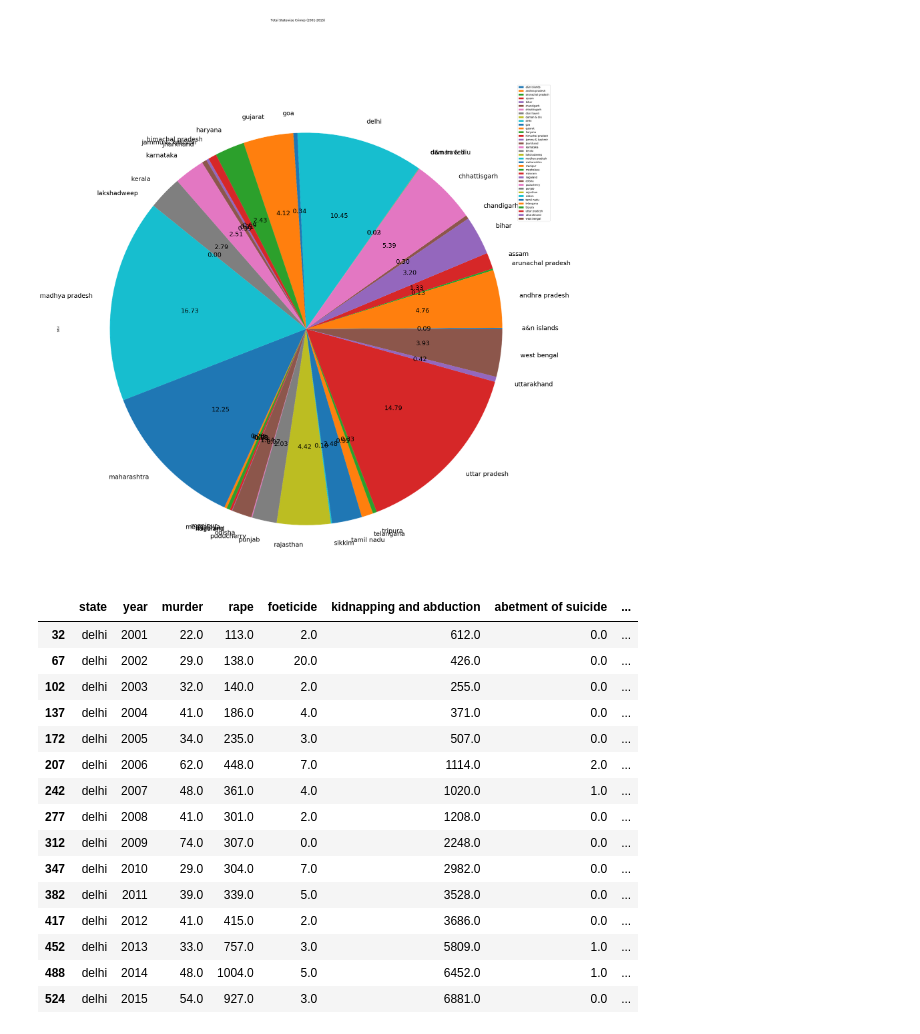
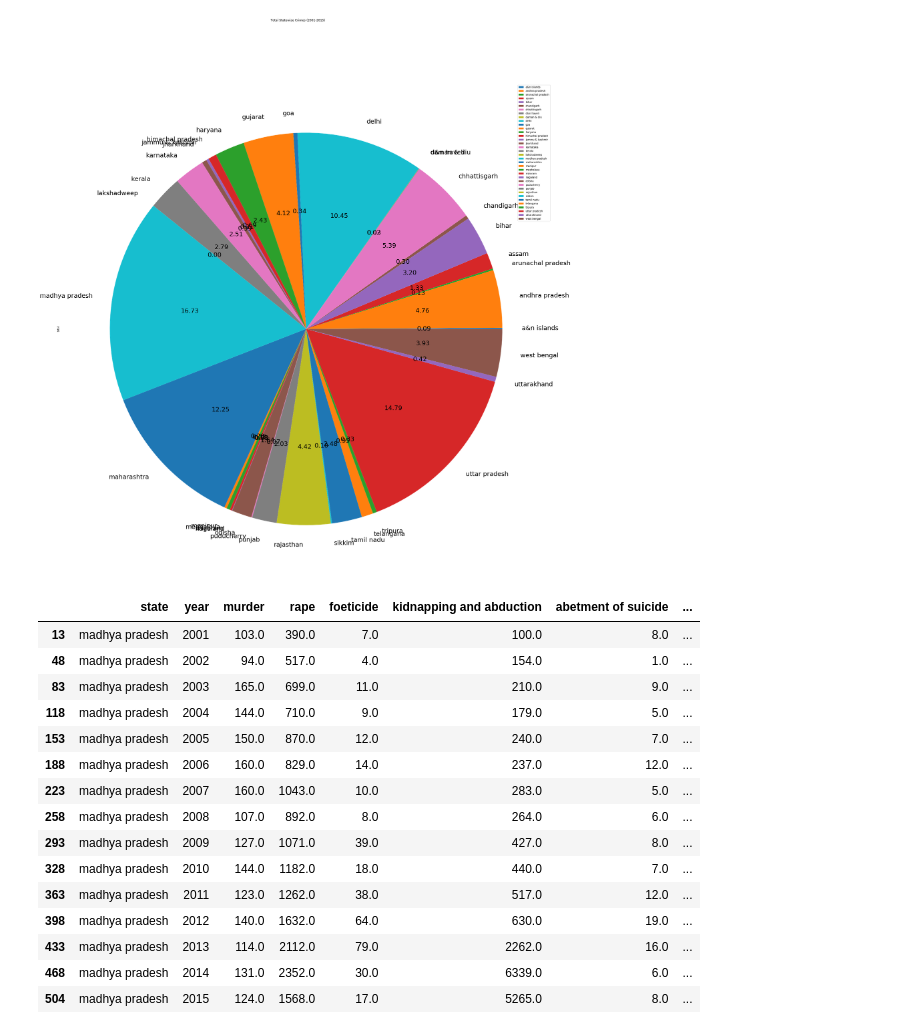
Before and after one commit to rynaa/crime-analysis-report-1, a Jupyter notebook: data_aggregation.ipynb, the cells around one changed output. Saved outputs shown, nothing was run; the diff lists cells and outputs as text; code cells hidden in the pictures.

```diff
--- a/data_aggregation.ipynb
+++ b/data_aggregation.ipynb
@@ -4,11 +48,4 @@ import pandas as pd
 # %%
-## Removes TOTAL from records
-
-path = './dataset/DM_Dataset-T12.csv'
-csv_reader = csv.reader(open(path, 'r'))
-all_records = []
-header = []
-
 for idx,record in enumerate(csv_reader):
     if idx == 0:
         header = [data.lower() for data in record]
@@ -16,6 +53,12 @@ for idx,record in enumerate(csv_reader):
         all_records.append([data.lower() for data in record])
 
 df = pd.DataFrame(all_records, columns=header)
+
+## TypeCast all the values to numeric type
 for column in header[3:]:
     df[column] = df[column].apply(pd.to_numeric, errors='coerce')
-df.drop(['infanticide', 'literacy rate- total', 'literacy rate - rural', 'literacy rate - urban'], axis=1, inplace=True)
+
+## Drops features (Feature Selection)
+df.drop(['infanticide', 'literacy rate- total',
+         'literacy rate - rural', 'literacy rate - urban'],
+        axis=1, inplace=True)
@@ -184,22 +197,22 @@ array([<matplotlib.axes._subplots.AxesSubplot object at 0x...>],
       dtype=object)
 [figure]
 # %%
-madhya_pradesh_crimes = state_df.loc[state_df['state'] == 'delhi']
+madhya_pradesh_crimes = state_df.loc[state_df['state'] == 'madhya pradesh'].drop(['total', 'other crimes'], axis=1)
 madhya_pradesh_crimes
 # %% [output]
 |  | state | year | murder | rape | foeticide | kidnapping and abduction | abetment of suicide | ... |
-| 32 | delhi | 2001 | 22.0 | 113.0 | 2.0 | 612.0 | 0.0 | ... |
-| 67 | delhi | 2002 | 29.0 | 138.0 | 20.0 | 426.0 | 0.0 | ... |
-| 102 | delhi | 2003 | 32.0 | 140.0 | 2.0 | 255.0 | 0.0 | ... |
-| 137 | delhi | 2004 | 41.0 | 186.0 | 4.0 | 371.0 | 0.0 | ... |
-| 172 | delhi | 2005 | 34.0 | 235.0 | 3.0 | 507.0 | 0.0 | ... |
-| 207 | delhi | 2006 | 62.0 | 448.0 | 7.0 | 1114.0 | 2.0 | ... |
-| 242 | delhi | 2007 | 48.0 | 361.0 | 4.0 | 1020.0 | 1.0 | ... |
-| 277 | delhi | 2008 | 41.0 | 301.0 | 2.0 | 1208.0 | 0.0 | ... |
-| 312 | delhi | 2009 | 74.0 | 307.0 | 0.0 | 2248.0 | 0.0 | ... |
-| 347 | delhi | 2010 | 29.0 | 304.0 | 7.0 | 2982.0 | 0.0 | ... |
-| 382 | delhi | 2011 | 39.0 | 339.0 | 5.0 | 3528.0 | 0.0 | ... |
-| 417 | delhi | 2012 | 41.0 | 415.0 | 2.0 | 3686.0 | 0.0 | ... |
-| 452 | delhi | 2013 | 33.0 | 757.0 | 3.0 | 5809.0 | 1.0 | ... |
-| 488 | delhi | 2014 | 48.0 | 1004.0 | 5.0 | 6452.0 | 1.0 | ... |
-| 524 | delhi | 2015 | 54.0 | 927.0 | 3.0 | 6881.0 | 0.0 | ... |
+| 13 | madhya pradesh | 2001 | 103.0 | 390.0 | 7.0 | 100.0 | 8.0 | ... |
+| 48 | madhya pradesh | 2002 | 94.0 | 517.0 | 4.0 | 154.0 | 1.0 | ... |
+| 83 | madhya pradesh | 2003 | 165.0 | 699.0 | 11.0 | 210.0 | 9.0 | ... |
+| 118 | madhya pradesh | 2004 | 144.0 | 710.0 | 9.0 | 179.0 | 5.0 | ... |
+| 153 | madhya pradesh | 2005 | 150.0 | 870.0 | 12.0 | 240.0 | 7.0 | ... |
+| 188 | madhya pradesh | 2006 | 160.0 | 829.0 | 14.0 | 237.0 | 12.0 | ... |
+| 223 | madhya pradesh | 2007 | 160.0 | 1043.0 | 10.0 | 283.0 | 5.0 | ... |
+| 258 | madhya pradesh | 2008 | 107.0 | 892.0 | 8.0 | 264.0 | 6.0 | ... |
+| 293 | madhya pradesh | 2009 | 127.0 | 1071.0 | 39.0 | 427.0 | 8.0 | ... |
+| 328 | madhya pradesh | 2010 | 144.0 | 1182.0 | 18.0 | 440.0 | 7.0 | ... |
+| 363 | madhya pradesh | 2011 | 123.0 | 1262.0 | 38.0 | 517.0 | 12.0 | ... |
+| 398 | madhya pradesh | 2012 | 140.0 | 1632.0 | 64.0 | 630.0 | 19.0 | ... |
+| 433 | madhya pradesh | 2013 | 114.0 | 2112.0 | 79.0 | 2262.0 | 16.0 | ... |
+| 468 | madhya pradesh | 2014 | 131.0 | 2352.0 | 30.0 | 6339.0 | 6.0 | ... |
+| 504 | madhya pradesh | 2015 | 124.0 | 1568.0 | 17.0 | 5265.0 | 8.0 | ... |
```
Also changed, not shown: parts of 32 cells of this notebook.
